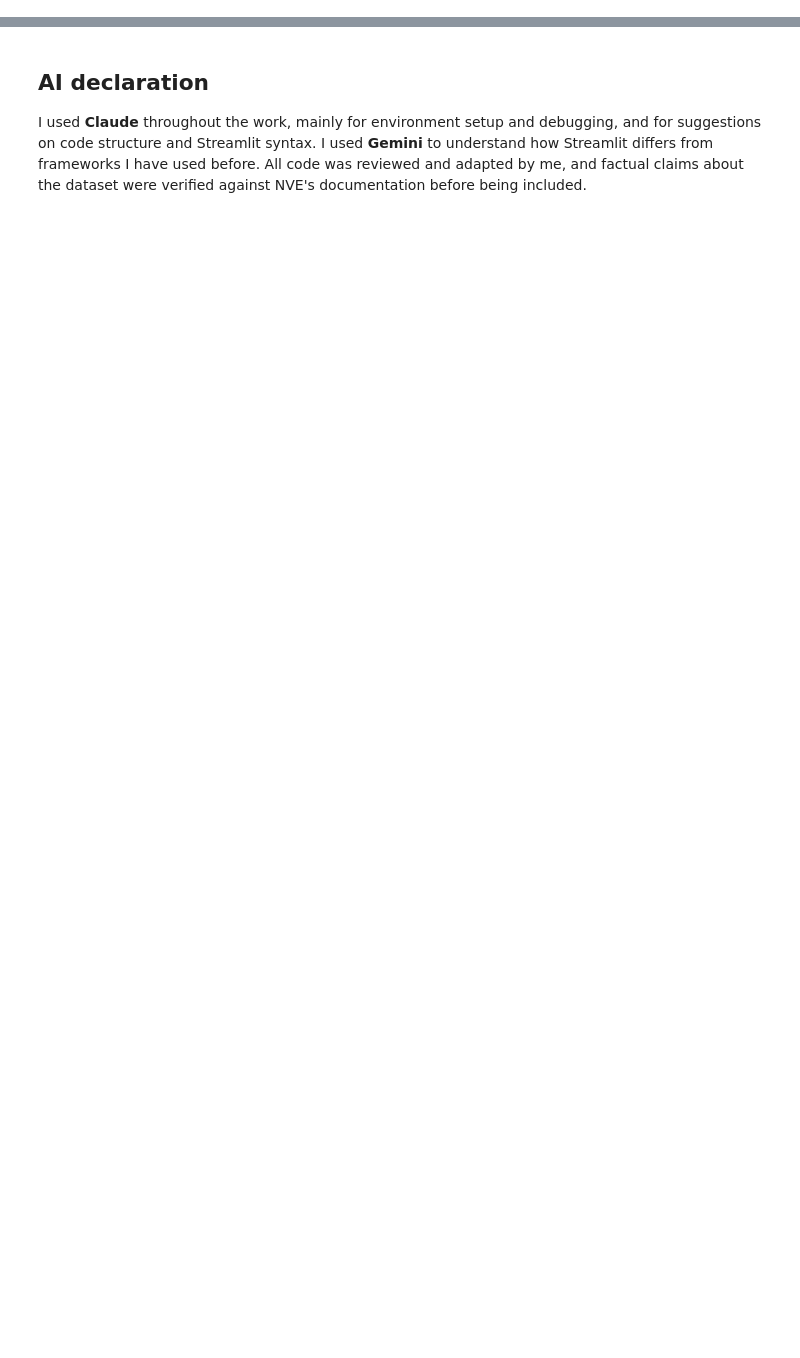
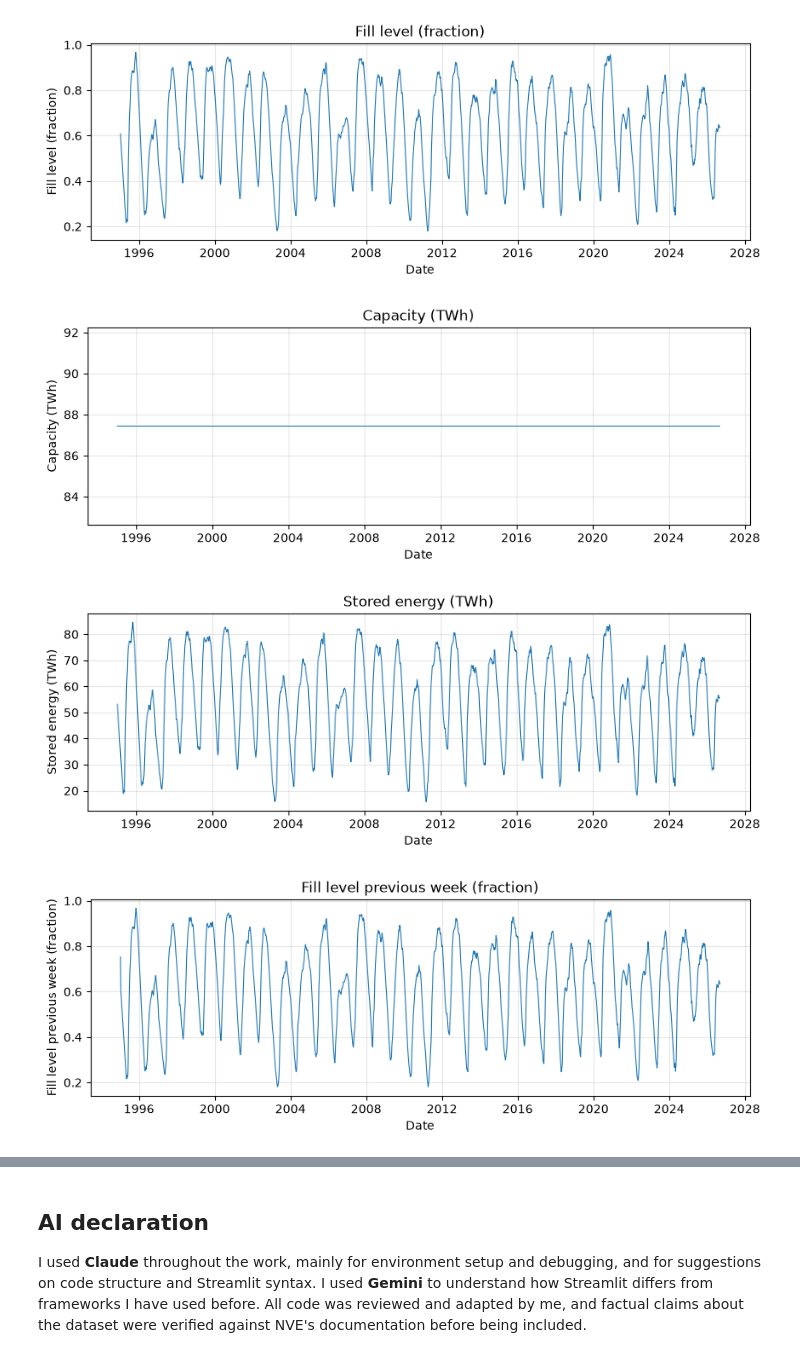
Before and after one commit to SaraGjerlow/ind320-SaraGjerlow, a Jupyter notebook: notebooks/part1.ipynb, the cells around one changed output, grey strips where cells are left out. Cells and saved outputs as stored; diff of their text form; code cells hidden in the pictures; blank space fills up the shorter version.

```diff
--- a/notebooks/part1.ipynb
+++ b/notebooks/part1.ipynb
@@ -298,0 +100,25 @@ writing anything.
+# %%
+# Keep the date and the five measurement columns
+data = national[[
+    "dato_Id",
+    "fyllingsgrad",
+    "kapasitet_TWh",
+    "fylling_TWh",
+    "fyllingsgrad_forrige_uke",
+    "endring_fyllingsgrad",
+]]
+
+# Translate the Norwegian headers to English
+data = data.rename(columns={
+    "dato_Id": "Date",
+    "fyllingsgrad": "Fill level (fraction)",
+    "kapasitet_TWh": "Capacity (TWh)",
+    "fylling_TWh": "Stored energy (TWh)",
+    "fyllingsgrad_forrige_uke": "Fill level previous week (fraction)",
+    "endring_fyllingsgrad": "Change in fill level (fraction)",
+})
+
+# Use the date as the row index, so it becomes the x-axis in the plots
+data = data.set_index("Date")
+
+data.head()
@@ -298,0 +161,15 @@ writing anything.
+# %%
+# Loop through the columns and draw one figure for each
+for column in data.columns:
+    fig, ax = plt.subplots(figsize=(10, 3))
+    ax.plot(data.index, data[column], linewidth=0.8)
+    ax.set_title(column)
+    ax.set_xlabel("Date")
+    ax.set_ylabel(column)
+    ax.grid(alpha=0.3)
+    plt.show()
+# %% [output]
+[figure, added]
+[figure, added]
+[figure, added]
+[figure, added]
```
Also changed, not shown: parts of 43 cells of this notebook, 3 other files.
